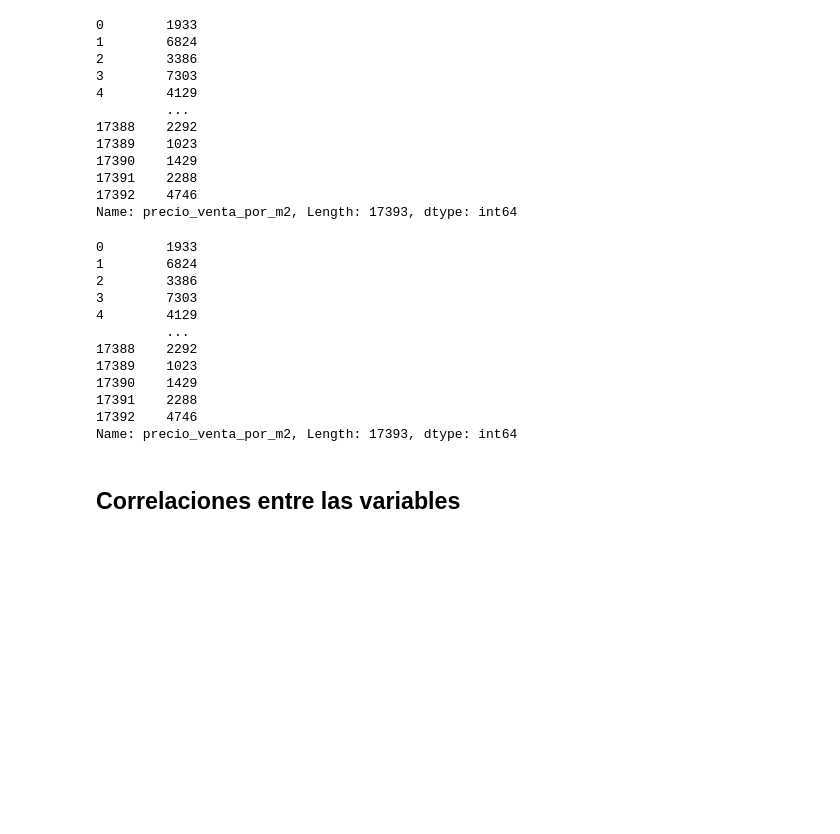
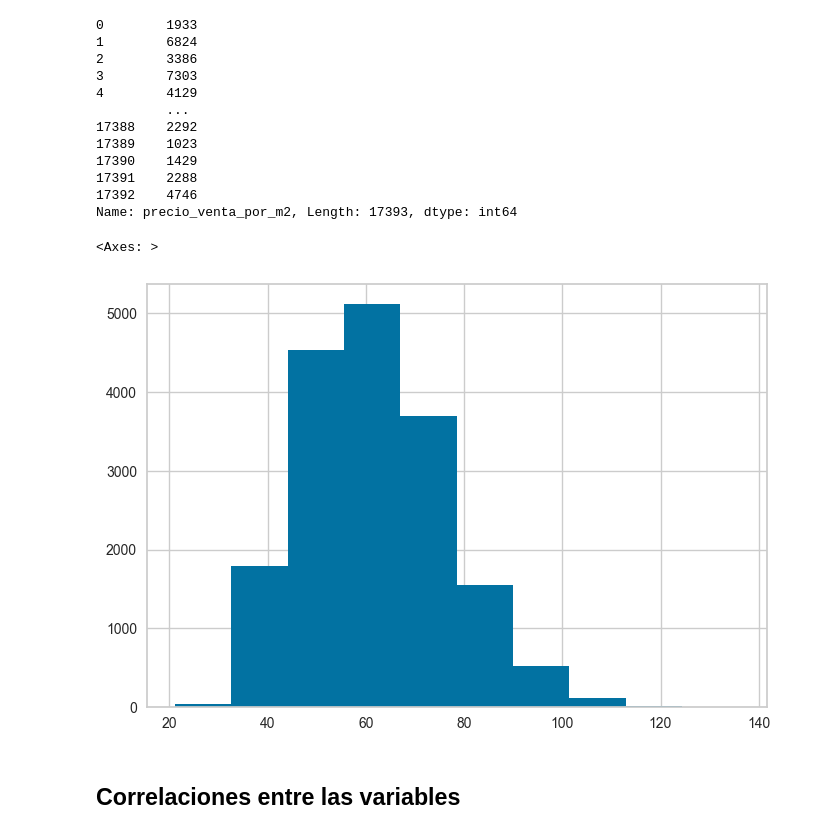
Before and after one commit to mariaortizz/Proyecto-ML, a Jupyter notebook: src/notebooks/project_resume.ipynb, the cells around one changed output. Saved outputs shown, nothing was run; the diff lists cells and outputs as text; code cells hidden in the pictures; blank space fills up the shorter version.

```diff
--- a/src/notebooks/project_resume.ipynb
+++ b/src/notebooks/project_resume.ipynb
@@ -191,20 +193,10 @@ Name: precio_venta_por_m2, Length: 17393, dtype: int64
 # # scaler_0 = RobustScaler()
 # # y_train = scaler_0.fit_transform(y_train)
 # %%
-y_train
+y_train.hist()
 # %% [output]
-0        1933
-1        6824
-2        3386
-3        7303
-4        4129
-         ...
-17388    2292
-17389    1023
-17390    1429
-17391    2288
-17392    4746
-Name: precio_venta_por_m2, Length: 17393, dtype: int64
+<Axes: >
+[figure, added]
 # %% [markdown]
 ## Correlaciones entre las variables
 # %%
```
Also changed, not shown: parts of 5 cells of this notebook, 1 other file.
